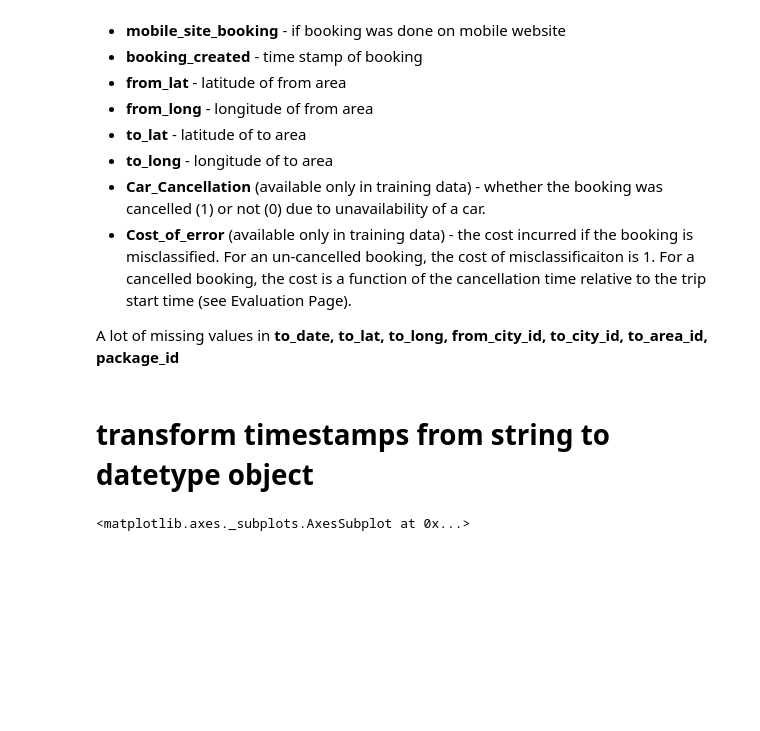
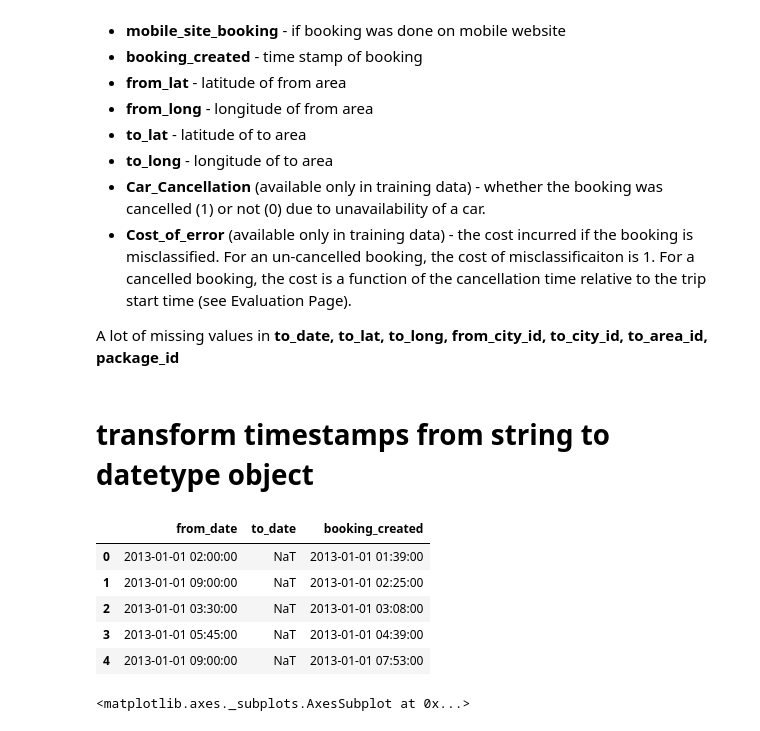
Before and after one commit to Jodahr/CabCancellation, a Jupyter notebook: CabCancellation.ipynb, the cells around one changed output. Cells and saved outputs as stored; diff of their text form; code cells hidden in the pictures; blank space fills up the shorter version.

Commit message:
datatype transformer finished

```diff
--- a/CabCancellation.ipynb
+++ b/CabCancellation.ipynb
@@ -99,10 +100,10 @@ class NoFit:
 # custom transformer 'column selector'
 class ColumnSelector(TransformerMixin, NoFit):
 
-    def _init_(self,cols):
+    def __init__(self,cols):
         self.cols = cols
 
-    def tranform(self, df):
+    def transform(self, df):
         df_cols = df[self.cols]
         return df_cols
 
@@ -110,17 +111,35 @@ class ColumnSelector(TransformerMixin, NoFit):
 # custom datatype transformer
 class DataTypeTransformer(TransformerMixin, NoFit):
 
-    def _init_(self, cols, dataType, copy=True):
-        self.cols = cols
+    def __init__(self, dataType, copy=True):
         self.copy = copy
         self.dataType = dataType
 
-    def tranform(self, df):
+    def transform(self, df):
         df_ = df if not self.copy else df.copy()
-        if dataType == 'category':
+        if self.dataType == 'category':
             return df_.astype('category', categories= list(set(df_.values.tolist())))
+        if self.dataType == 'dateTime':
+            for element in df_.columns.tolist():
+                df_[element] = pd.to_datetime(df_[element])
+            return df_
         else:
             return df_.astype(dataType)
+# %%
+# test pipeline objects
+getTempCols = ColumnSelector(temp_features)
+toDateTime = DataTypeTransformer('dateTime')
+# %%
+test = getTempCols.fit_transform(df)
+# %%
+toDateTime.fit_transform(test).head()
+# %% [output]
+|  | from_date | to_date | booking_created |
+| 0 | 2013-01-01 02:00:00 | NaT | 2013-01-01 01:39:00 |
+| 1 | 2013-01-01 09:00:00 | NaT | 2013-01-01 02:25:00 |
+| 2 | 2013-01-01 03:30:00 | NaT | 2013-01-01 03:08:00 |
+| 3 | 2013-01-01 05:45:00 | NaT | 2013-01-01 04:39:00 |
+| 4 | 2013-01-01 09:00:00 | NaT | 2013-01-01 07:53:00 |
 # %%
 df['from_date'] = pd.to_datetime(df['from_date'])
 df['to_date'] = pd.to_datetime(df['to_date'])
```
Also changed, not shown: parts of 1 cell of this notebook.
